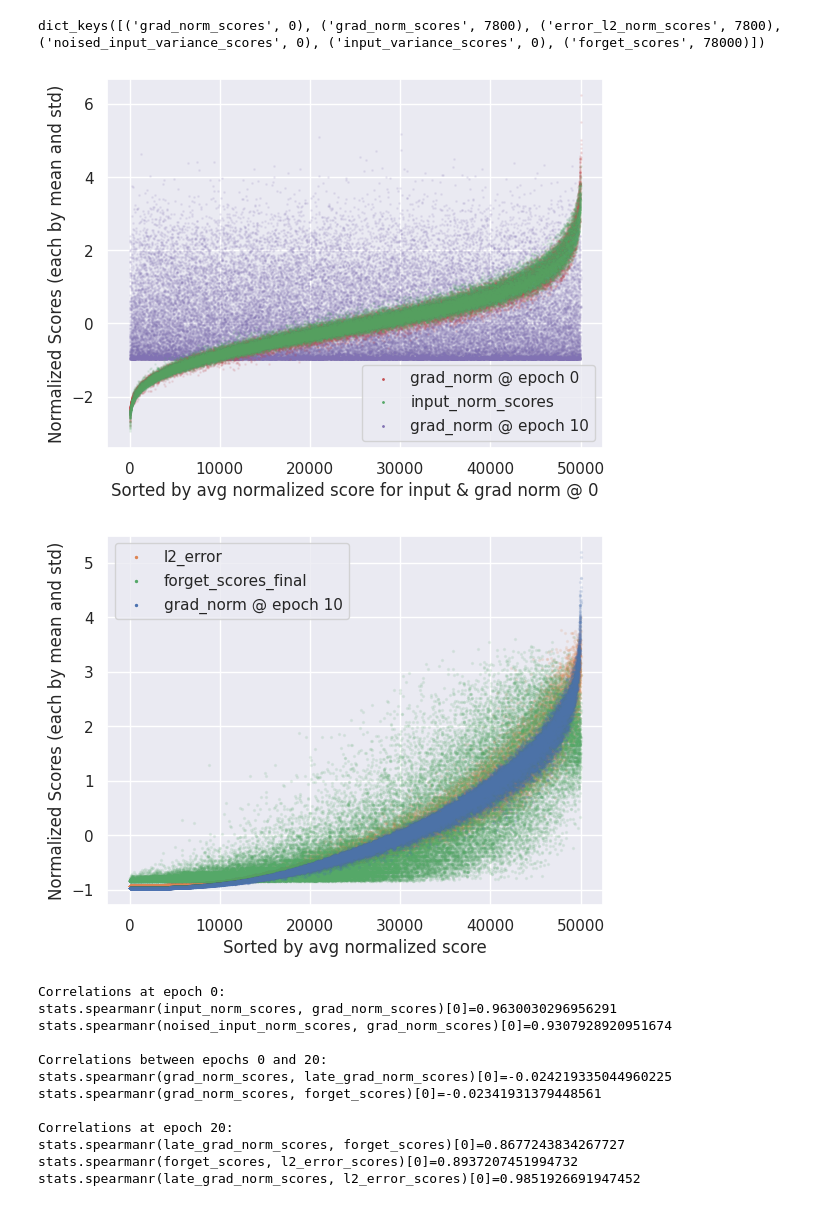
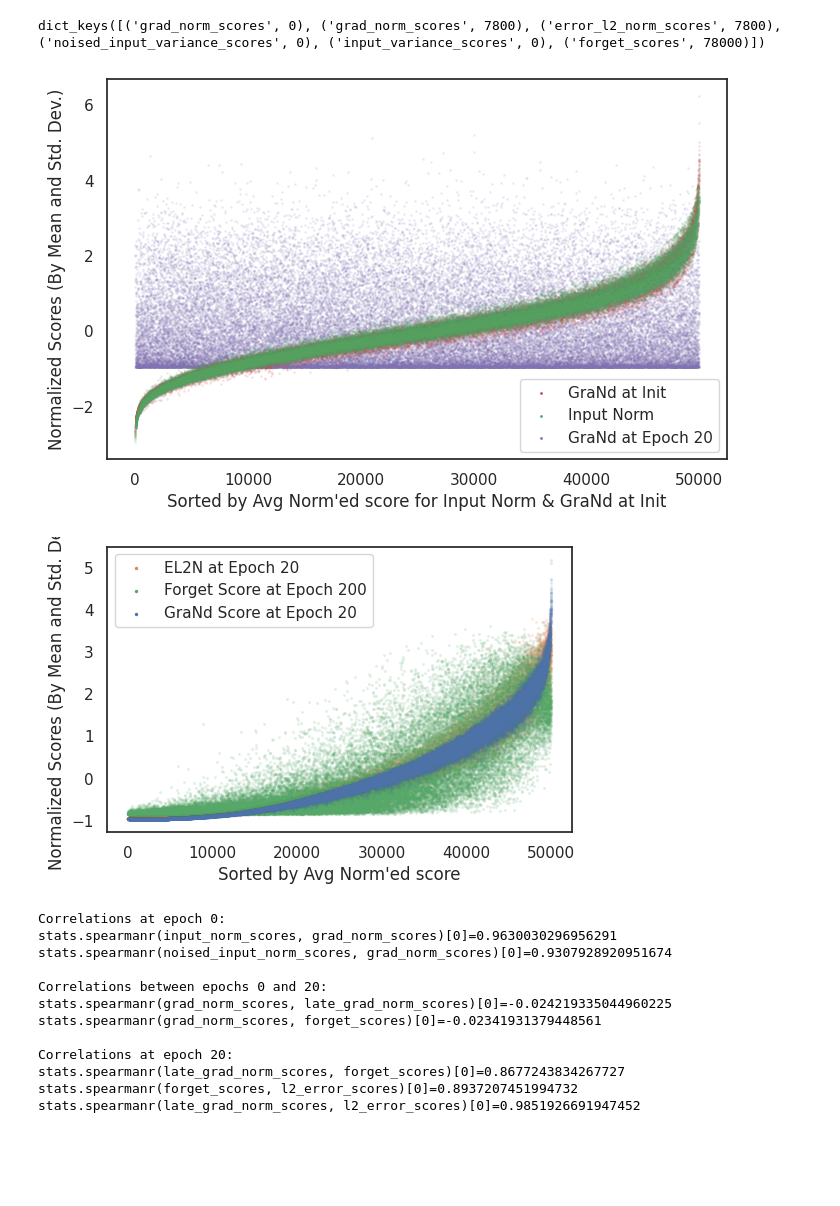
Before and after one commit to BlackHC/data_diet, a Jupyter notebook: analysis/compare_scores.ipynb, the cells around one changed output. Saved outputs shown, nothing was run; the diff lists cells and outputs as text; code cells hidden in the pictures; blank space fills up the shorter version.

Commit message:
Add plots

```diff
--- a/analysis/compare_scores.ipynb
+++ b/analysis/compare_scores.ipynb
@@ -51,45 +52,58 @@ def normalize(x):
 # %%
 # plot both scores in the same plot. sort by scores
 sorted_indices = np.argsort(normalize(grad_norm_scores)+normalize(input_norm_scores))
 
-plt.scatter(range(len(sorted_indices)), normalize(grad_norm_scores[sorted_indices]), alpha=0.1, s=1, label='grad_norm @ epoch 0', color='C3', zorder=2)
-plt.scatter(range(len(sorted_indices)), normalize(input_norm_scores[sorted_indices]), alpha=0.1, color='C2', label='input_norm_scores', s=1, zorder=3)
-plt.scatter(range(len(sorted_indices)), normalize(late_grad_norm_scores[sorted_indices]), alpha=0.1, s=1, label='grad_norm @ epoch 10', color='C4', zorder=1)
+plt.figure(figsize=(8,8/1.618))
 
-plt.ylabel('Normalized Scores (each by mean and std)')
-plt.xlabel('Sorted by avg normalized score for input & grad norm @ 0')
+plt.scatter(range(len(sorted_indices)), normalize(grad_norm_scores[sorted_indices]), alpha=0.1, s=1, label='GraNd at Init', color='C3', zorder=2)
+plt.scatter(range(len(sorted_indices)), normalize(input_norm_scores[sorted_indices]), alpha=0.1, color='C2', label='Input Norm', s=1, zorder=3)
+plt.scatter(range(len(sorted_indices)), normalize(late_grad_norm_scores[sorted_indices]), alpha=0.1, s=1, label='GraNd at Epoch 20', color='C4', zorder=1)
+
+plt.ylabel('Normalized Scores (By Mean and Std. Dev.)')
+plt.xlabel('Sorted by Avg Norm\'ed score for Input Norm & GraNd at Init')
 
 #plt.scatter(range(len(sorted_indices)), noised_input_norm_scores[sorted_indices], alpha=0.1, color='C0', label='noised_input_norm_scores', s=1)
 
 def make_legend_lines_opaque():
     lines, labels = plt.gca().get_legend_handles_labels()
 
     lines = lines
     labels = labels
     lines = [copy(l) for l in lines]
     for l in lines:
         l.set_alpha(1)
 
     plt.legend(lines, labels, loc=0)
 
 make_legend_lines_opaque()
 
+plt.savefig('grad_norm_scores_at_init_vs_late_vs_input_norm.svg',
+            bbox_inches='tight', pad_inches=0, transparent=True)
+plt.savefig('grad_norm_scores_at_init_vs_late_vs_input_norm.png', dpi=300,
+            bbox_inches='tight', pad_inches=0, transparent=True)
+plt.show()
 
-plt.show()
+plt.figure(figsize=(6,6/1.618))
 
 sorted_indices = np.argsort(normalize(late_grad_norm_scores)+normalize(l2_error_scores)+normalize(late_grad_norm_scores))
 
-plt.scatter(range(len(sorted_indices)), normalize(l2_error_scores[sorted_indices]), alpha=0.1, s=2, label='l2_error', color='C1')
-plt.scatter(range(len(sorted_indices)), normalize(forget_scores[sorted_indices]), alpha=0.1, s=2, label='forget_scores_final', color="C2")
-plt.scatter(range(len(sorted_indices)), normalize(late_grad_norm_scores[sorted_indices]), alpha=0.1, s=2, label='grad_norm @ epoch 10', color="C0")
-plt.ylabel('Normalized Scores (each by mean and std)')
-plt.xlabel('Sorted by avg normalized score')
+plt.scatter(range(len(sorted_indices)), normalize(l2_error_scores[sorted_indices]), alpha=0.1, s=2, label='EL2N at Epoch 20', color='C1')
+plt.scatter(range(len(sorted_indices)), normalize(forget_scores[sorted_indices]), alpha=0.1, s=2, label='Forget Score at Epoch 200', color="C2")
+plt.scatter(range(len(sorted_indices)), normalize(late_grad_norm_scores[sorted_indices]), alpha=0.1, s=2, label='GraNd Score at Epoch 20', color="C0")
+plt.ylabel('Normalized Scores (By Mean and Std. Dev.)')
+plt.xlabel('Sorted by Avg Norm\'ed score')
+
 make_legend_lines_opaque()
 
+plt.savefig('el2n_vs_forget_vs_grand_at_20.svg',
+            bbox_inches='tight', pad_inches=0, transparent=True)
+plt.savefig('el2n_vs_forget_vs_grand_at_20.png', dpi=300,
+            bbox_inches='tight', pad_inches=0, transparent=True)
+
 plt.show()
 # %% [output]
-[figure, old version]
+[figure, new version]
-[figure, old version]
+[figure, new version]
 # %%
 import scipy.stats as stats
 # %%
```
Also changed, not shown: parts of 2 cells of this notebook, 9 other files.
